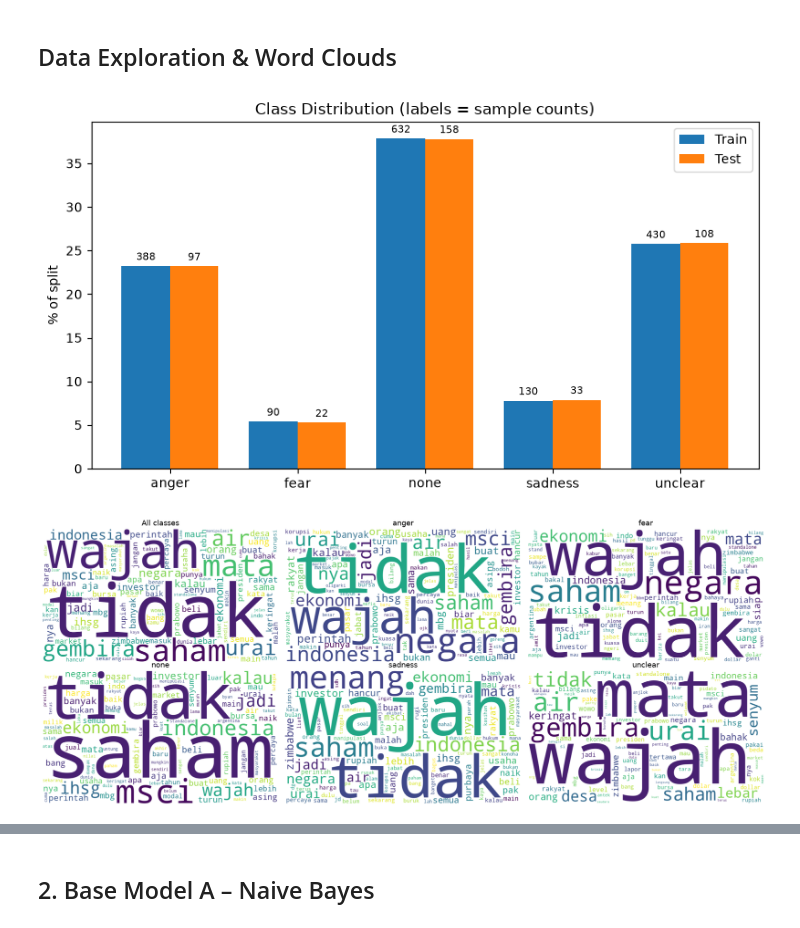
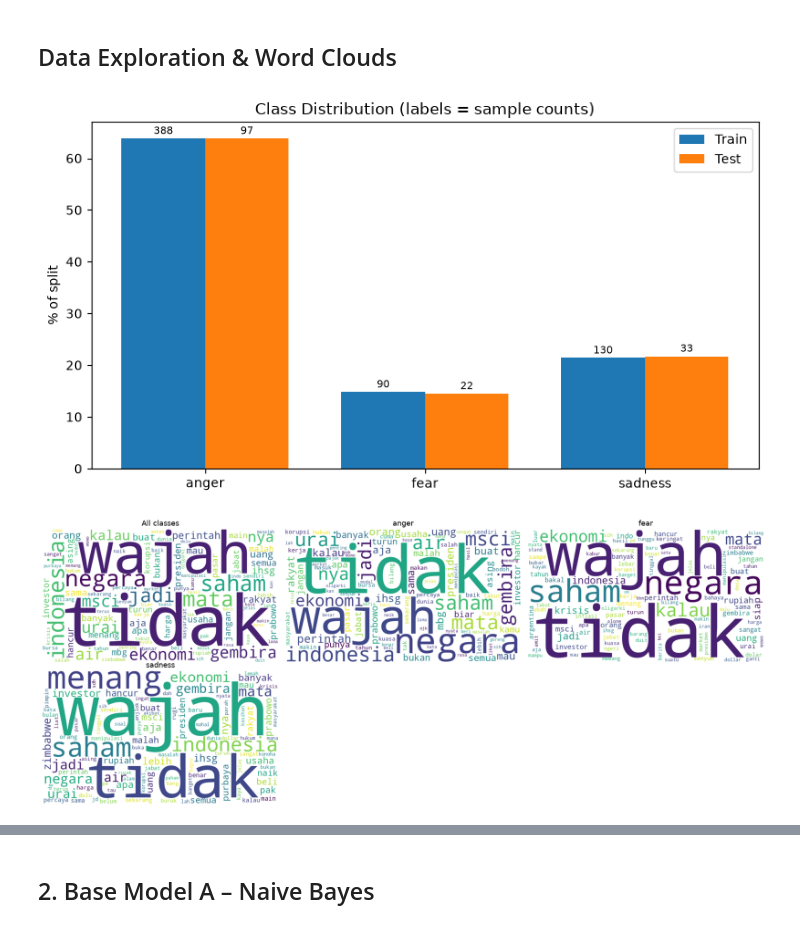
Before and after one commit to WilsonnnTan/ML, a Jupyter notebook: notebooks/model.ipynb, the cells around one changed output, grey strips where cells are left out. Cells and saved outputs as stored; diff of their text form; code cells hidden in the pictures.

Commit message:
up train

```diff
--- a/notebooks/model.ipynb
+++ b/notebooks/model.ipynb
@@ -54,0 +69,37 @@ N_FOLDS=5  SEED=42  MODELS_DIR='models'
+# %%
+# =====================  EXPERIMENT SETTINGS  =====================
+DROP_CLASSES = ["none", "unclear"]   # [] = keep all classes
+# =================================================================
+
+orig_names = [str(c) for c in le.classes_]
+unknown = set(DROP_CLASSES) - set(orig_names)
+assert not unknown, f"Unknown class names in DROP_CLASSES: {unknown}"
+
+# ---- Drop classes from train AND test, then re-encode labels to 0..K-1 ----
+if DROP_CLASSES:
+    keep_names = [n for n in orig_names if n not in DROP_CLASSES]
+    keep_ids   = [orig_names.index(n) for n in keep_names]
+
+    lut = np.full(len(orig_names), -1, dtype=int)     # old label -> new label
+    lut[keep_ids] = np.arange(len(keep_ids))
+
+    m_tr = np.isin(y_train, keep_ids)
+    m_te = np.isin(y_test,  keep_ids)
+    X_train, y_train = X_train[m_tr], lut[y_train[m_tr]]
+    X_test,  y_test  = X_test[m_te],  lut[y_test[m_te]]
+
+    le = LabelEncoder()
+    le.classes_ = np.array(keep_names, dtype=object)
+    K = len(keep_names)
+    EMOTION_LABELS = [l for l in EMOTION_LABELS if l not in DROP_CLASSES]
+
+MODELS_DIR = os.path.join(MODELS_DIR)
+os.makedirs(MODELS_DIR, exist_ok=True)
+
+# ---- Summary ----
+print(f"Classes ({K}): {list(le.classes_)}")
+print(f"Models dir  : {MODELS_DIR}\n")
+print(f"{'class':<10}{'train':>8}{'test':>8}")
+for i, name in enumerate(le.classes_):
+    print(f"{str(name):<10}{(y_train == i).sum():>8}{(y_test == i).sum():>8}")
+print(f"{'total':<10}{len(y_train):>8}{len(y_test):>8}")
@@ -103,37 +163,37 @@ import pandas as pd
 from collections import Counter
 from wordcloud import WordCloud, STOPWORDS
 
-FIG_DIR = "figures"
+FIG_DIR = os.path.join("figures")
 os.makedirs(FIG_DIR, exist_ok=True)
 
 def save_fig(name):
     plt.savefig(os.path.join(FIG_DIR, f"{name}.png"), dpi=150, bbox_inches="tight")
 
 CLASS_NAMES = [str(c) for c in le.classes_]
 texts_train = [str(t) for t in X_train]
 texts_test  = [str(t) for t in X_test]
 
 # Add your own stop-words here (e.g. Indonesian ones) if the clouds are dominated by filler words
 EXTRA_STOPWORDS = set()
 STOP = set(STOPWORDS) | EXTRA_STOPWORDS
 
 # ---- Class distribution (train vs test) ----
 train_counts = np.bincount(y_train, minlength=K)
 test_counts  = np.bincount(y_test,  minlength=K)
 
 fig, ax = plt.subplots(figsize=(8, 4.5))
 x = np.arange(K); w = 0.38
 b1 = ax.bar(x - w/2, train_counts / train_counts.sum() * 100, w, label="Train")
 b2 = ax.bar(x + w/2, test_counts  / test_counts.sum()  * 100, w, label="Test")
 for bars, cnt in ((b1, train_counts), (b2, test_counts)):
     for rect, c in zip(bars, cnt):
         ax.text(rect.get_x() + rect.get_width()/2, rect.get_height() + 0.4, str(c),
                 ha="center", va="bottom", fontsize=8)
 ax.set_xticks(x); ax.set_xticklabels(CLASS_NAMES)
 ax.set_ylabel("% of split"); ax.set_title("Class Distribution (labels = sample counts)")
 ax.legend(); plt.tight_layout(); save_fig("class_distribution"); plt.show()
 # %% [output]
-[figure, old version]
+[figure, new version]
 # %%
 # ---- Word cloud per class + overall ----
 def make_cloud(text):
@@ -160,7 +220,7 @@ for ax in axes.ravel()[len(panels):]:
     ax.axis("off")
 plt.tight_layout(); save_fig("wordclouds_per_class"); plt.show()
 # %% [output]
-[figure, old version]
+[figure, new version]
 # %%
 # ---- Top-15 most frequent words per class ----
 TOP_N = 15
```
Also changed, not shown: parts of 18 cells of this notebook, 16 other files.
